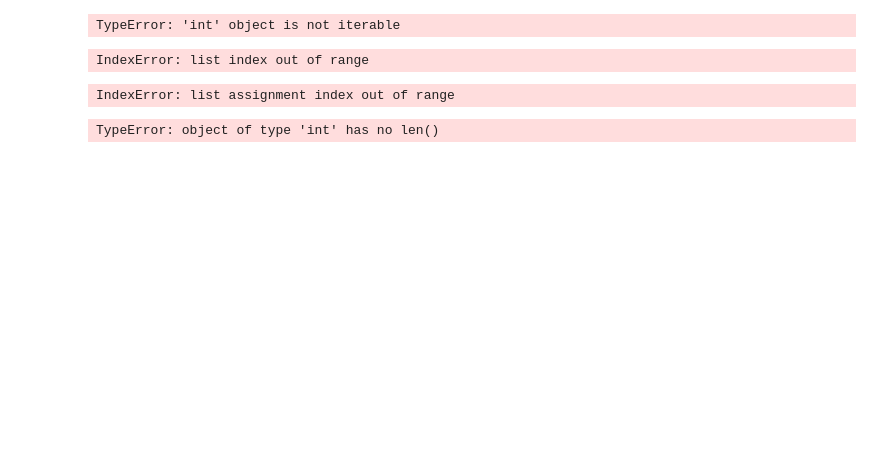
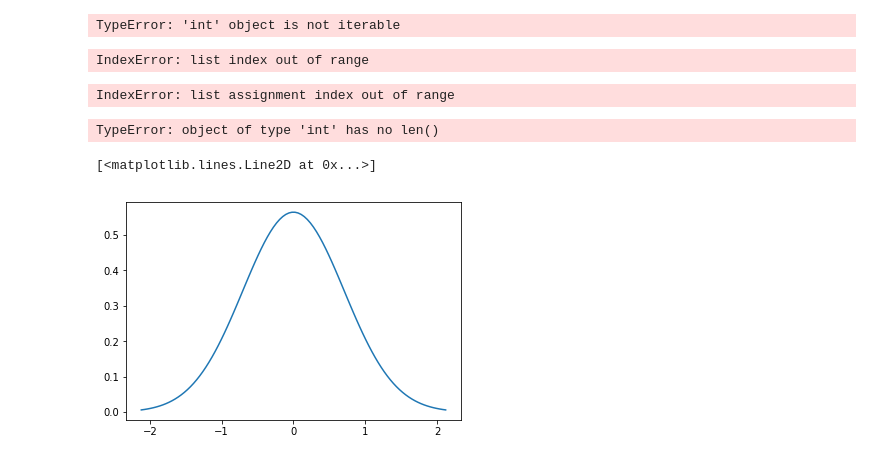
Before and after one commit to sallyseal/random_walks, a Jupyter notebook: 3D_random_walk.ipynb, the cells around one changed output. Cells and saved outputs as stored; diff of their text form; code cells hidden in the pictures; blank space fills up the shorter version.

```diff
--- a/3D_random_walk.ipynb
+++ b/3D_random_walk.ipynb
@@ -153,3 +153,18 @@ for i in range (len(nsteps)):
 Axes3D.plot(xs, ys, zs)
 # %% [output]
 TypeError: object of type 'int' has no len()
+# %%
+import matplotlib.pyplot as plt
+import numpy as np
+import matplotlib.mlab as mlab
+import math
+
+mu = 0
+variance = 0.5
+sigma = math.sqrt(variance)
+x = np.linspace(mu - 3*sigma, mu + 3*sigma, 100)
+plt.plot(x,mlab.normpdf(x, mu, sigma))
+# plt.show()
+# %% [output]
+[<matplotlib.lines.Line2D at 0x...>]
+[figure, added]
```
Also changed, not shown: 9 other files.
